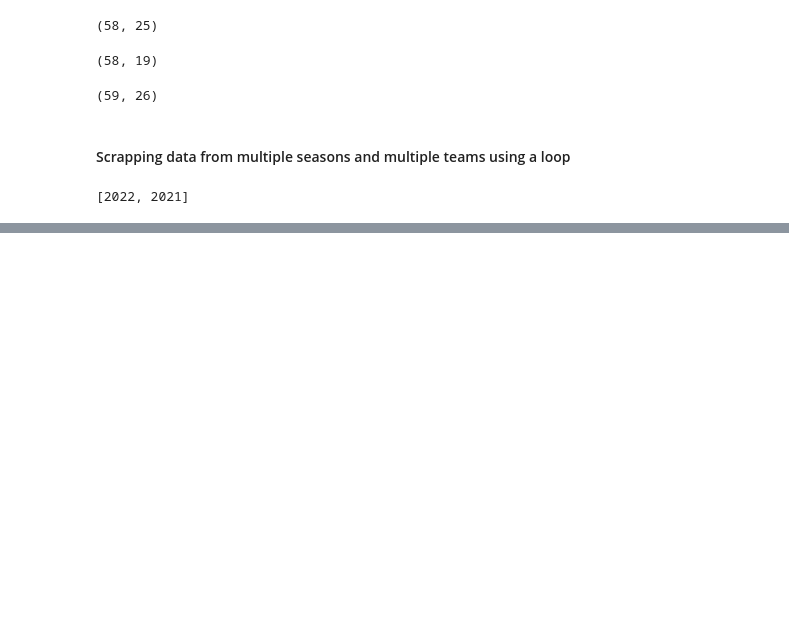
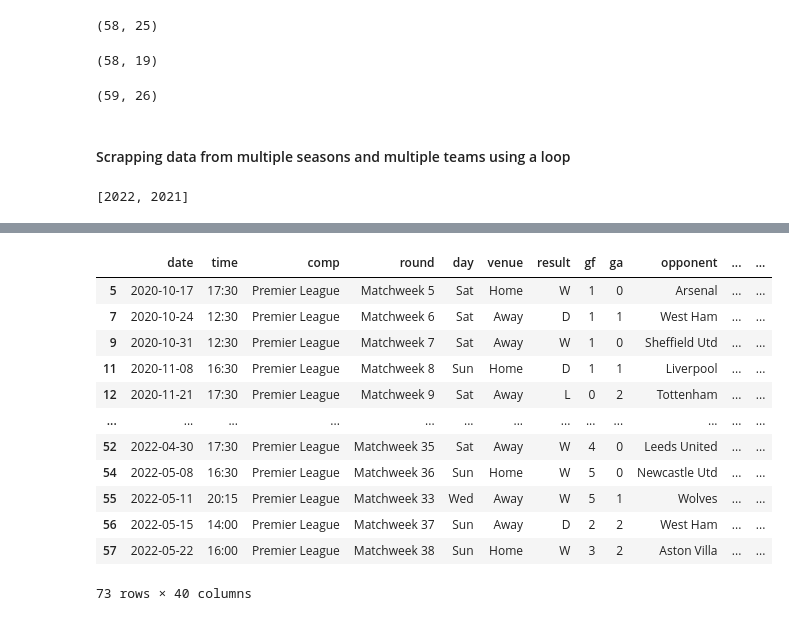
Before and after one commit to NgangaNgaruiya001/epl, a Jupyter notebook: epl.ipynb, the cells around one changed output, grey strips where cells are left out. Saved outputs shown, nothing was run; the diff lists cells and outputs as text; code cells hidden in the pictures; blank space fills up the shorter version.

```diff
--- a/epl.ipynb
+++ b/epl.ipynb
@@ -341,0 +628,18 @@ match_df.to_csv('Matches.csv')
+# %%
+rolling_averages(group,cols,new_cols) #now we have added extra cols that have info on what happened in the previous 3 mtches
+
+#we can pass this to our ML algo to improve it
+# %% [output]
+|  | date | time | comp | round | day | venue | result | gf | ga | opponent | ... | ... |
+| 5 | 2020-10-17 | 17:30 | Premier League | Matchweek 5 | Sat | Home | W | 1 | 0 | Arsenal | ... | ... |
+| 7 | 2020-10-24 | 12:30 | Premier League | Matchweek 6 | Sat | Away | D | 1 | 1 | West Ham | ... | ... |
+| 9 | 2020-10-31 | 12:30 | Premier League | Matchweek 7 | Sat | Away | W | 1 | 0 | Sheffield Utd | ... | ... |
+| 11 | 2020-11-08 | 16:30 | Premier League | Matchweek 8 | Sun | Home | D | 1 | 1 | Liverpool | ... | ... |
+| 12 | 2020-11-21 | 17:30 | Premier League | Matchweek 9 | Sat | Away | L | 0 | 2 | Tottenham | ... | ... |
+| ... | ... | ... | ... | ... | ... | ... | ... | ... | ... | ... | ... | ... |
+| 52 | 2022-04-30 | 17:30 | Premier League | Matchweek 35 | Sat | Away | W | 4 | 0 | Leeds United | ... | ... |
+| 54 | 2022-05-08 | 16:30 | Premier League | Matchweek 36 | Sun | Home | W | 5 | 0 | Newcastle Utd | ... | ... |
+| 55 | 2022-05-11 | 20:15 | Premier League | Matchweek 33 | Wed | Away | W | 5 | 1 | Wolves | ... | ... |
+| 56 | 2022-05-15 | 14:00 | Premier League | Matchweek 37 | Sun | Away | D | 2 | 2 | West Ham | ... | ... |
+| 57 | 2022-05-22 | 16:00 | Premier League | Matchweek 38 | Sun | Home | W | 3 | 2 | Aston Villa | ... | ... |
+73 rows × 40 columns
```
Also changed, not shown: parts of 68 cells of this notebook.
